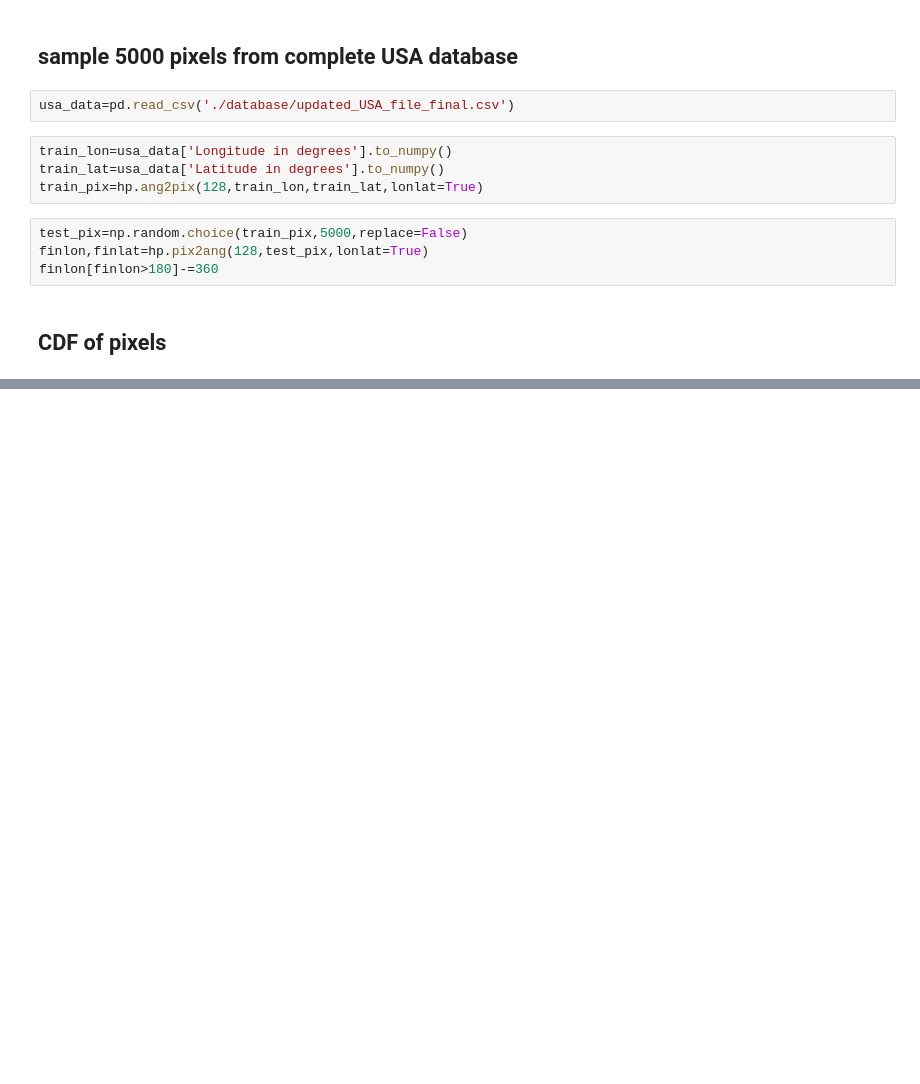
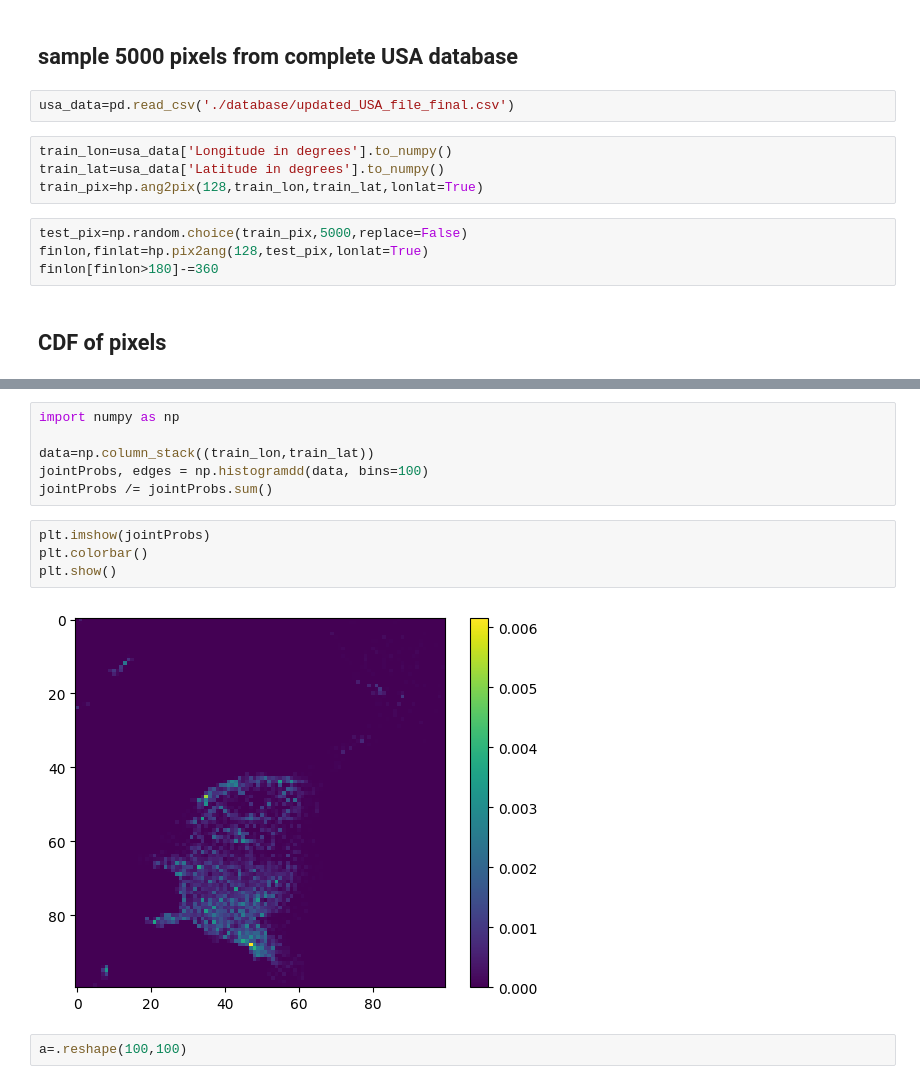
Before and after one commit to Bharatcs/rfi, a Jupyter notebook: Project/Pixel_method.ipynb, the cells around one changed output, grey strips where cells are left out. Saved outputs shown, nothing was run; the diff lists cells and outputs as text; blank space fills up the shorter version.

```diff
--- a/Project/Pixel_method.ipynb
+++ b/Project/Pixel_method.ipynb
@@ -79,0 +74,14 @@ df.to_csv('/home/pratush/Documents/USA_max.csv')
+# %%
+import numpy as np
+
+data=np.column_stack((train_lon,train_lat))
+jointProbs, edges = np.histogramdd(data, bins=100)
+jointProbs /= jointProbs.sum()
+# %%
+plt.imshow(jointProbs)
+plt.colorbar()
+plt.show()
+# %% [output]
+[figure, added]
+# %%
+a=.reshape(100,100)
```
Also changed, not shown: parts of 12 cells of this notebook, 2 other files.
